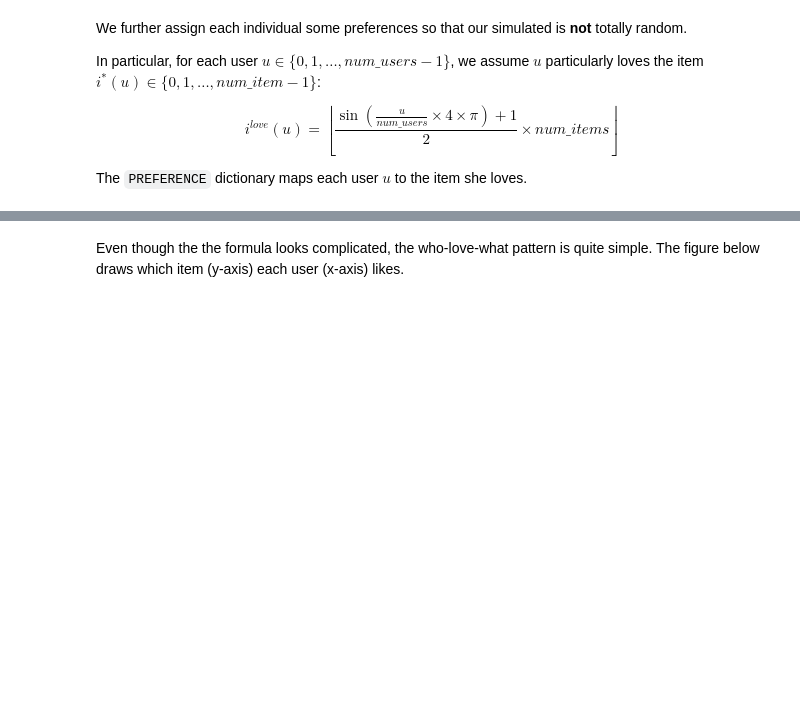
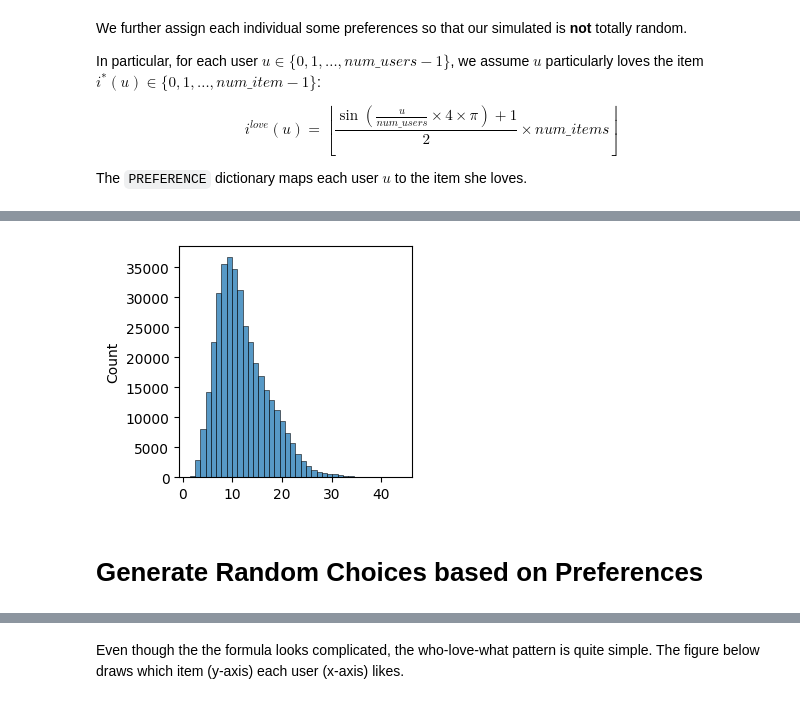
Before and after one commit to gsbDBI/bemb, a Jupyter notebook: tutorials/simulation/simulation_study_paper_demo.ipynb, the cells around one changed output, grey strips where cells are left out. Cells and saved outputs as stored; diff of their text form; code cells hidden in the pictures; blank space fills up the shorter version.

```diff
--- a/tutorials/simulation/simulation_study_paper_demo.ipynb
+++ b/tutorials/simulation/simulation_study_paper_demo.ipynb
@@ -42,0 +88,12 @@ The `PREFERENCE` dictionary maps each user $u$ to the item she loves.
+# %%
+utility = torch.zeros(num_users, num_items, num_sessions)
+for u in tqdm(range(num_users)):
+    for i in range(num_items):
+        for s in range(num_sessions):
+            utility[u, i, s] = beta_item[i] * user_income[u]
+# %%
+plot_tensor(utility)
+# %% [output]
+[figure, added]
+# %% [markdown]
+# Generate Random Choices based on Preferences
```
Also changed, not shown: parts of 29 cells of this notebook, 2 other files.
